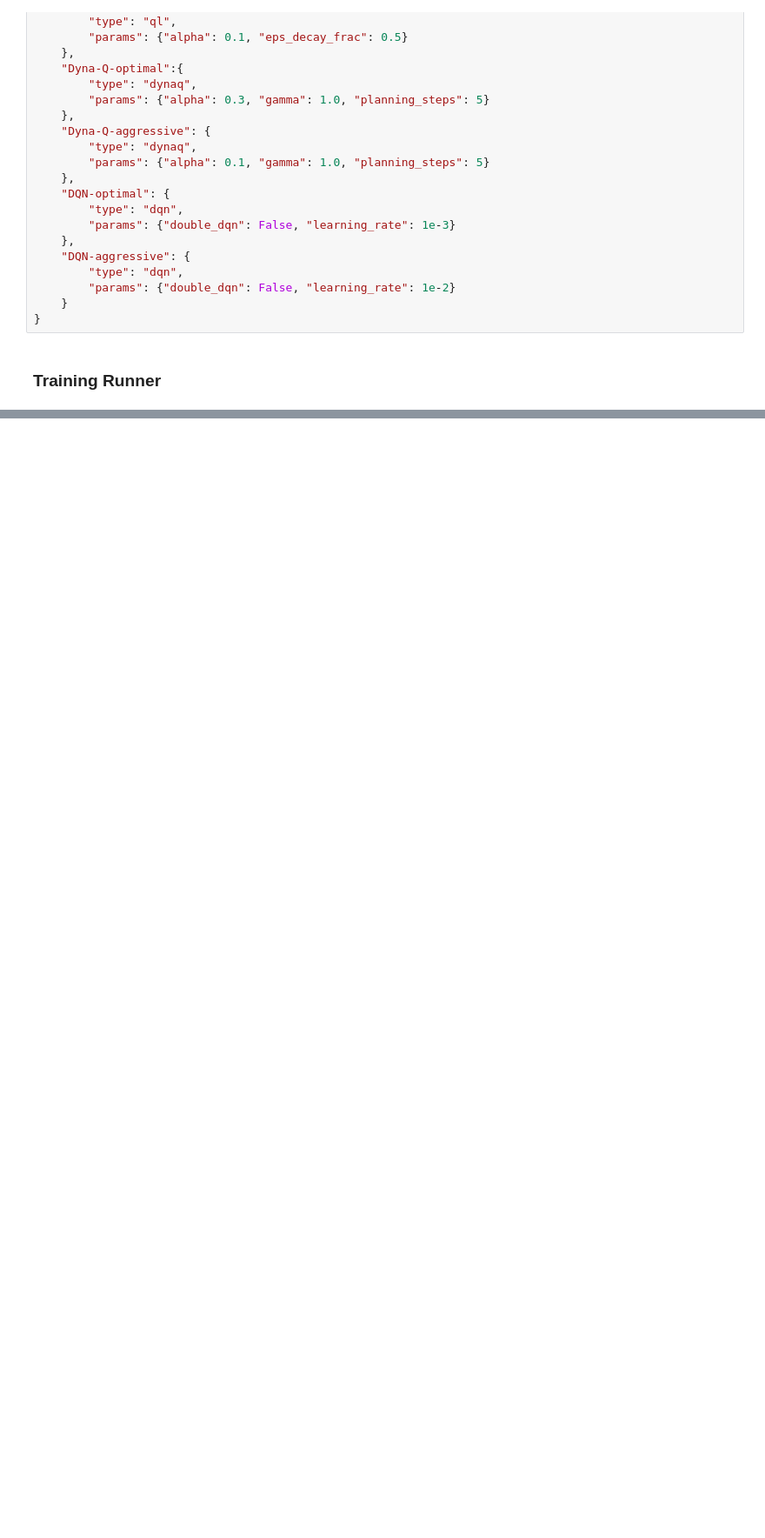
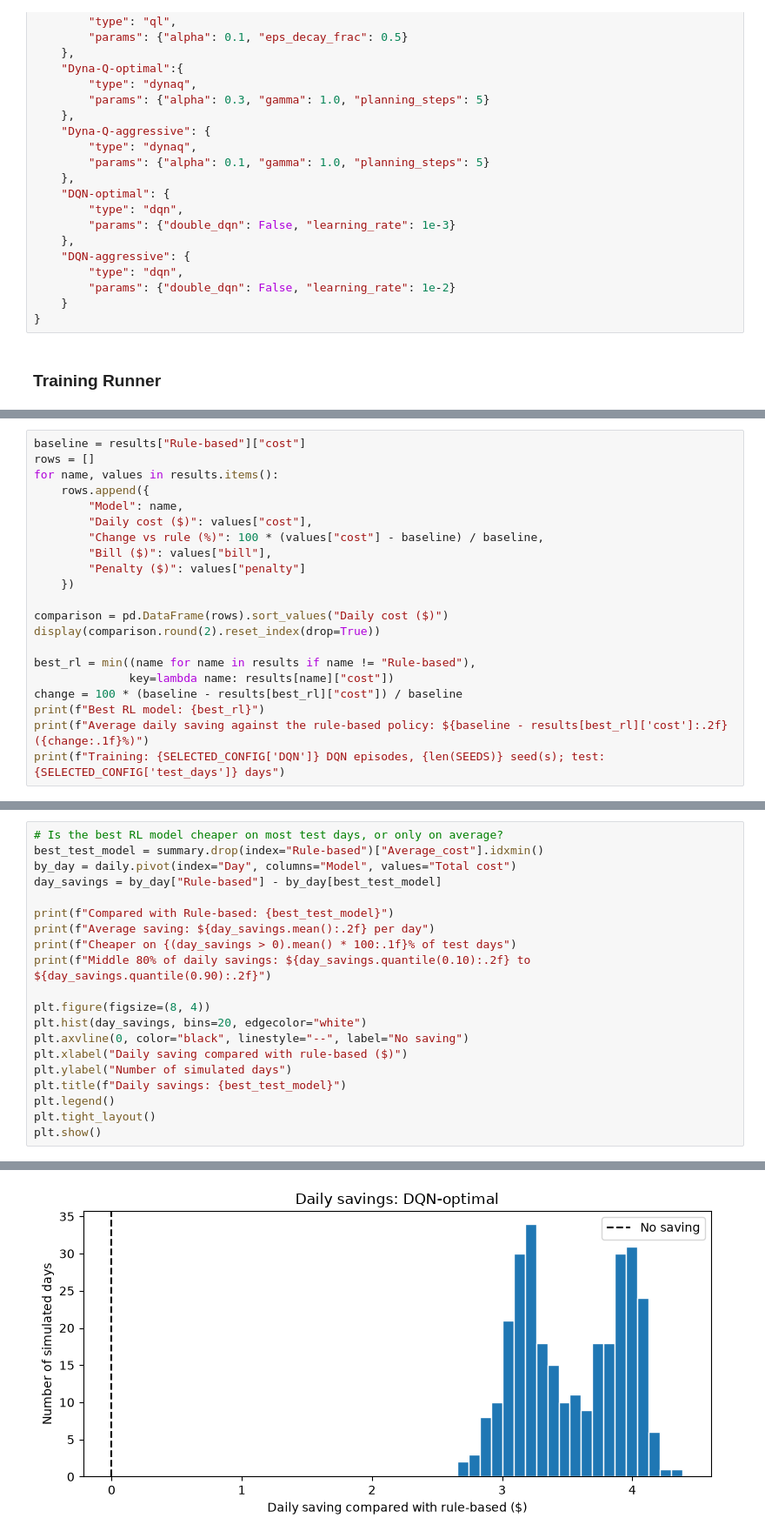
Before and after one commit to climerman/curtin-comp6008-g17-2026, a Jupyter notebook: solar_models_final.ipynb, the cells around one changed output, grey strips where cells are left out. Shown at 87% size. Drawn from its saved outputs; the diff is of its cells as text; blank space fills up the shorter version.

```diff
--- a/solar_models_final.ipynb
+++ b/solar_models_final.ipynb
@@ -983,0 +997,21 @@ plt.show()
+# %%
+baseline = results["Rule-based"]["cost"]
+rows = []
+for name, values in results.items():
+    rows.append({
+        "Model": name,
+        "Daily cost ($)": values["cost"],
+        "Change vs rule (%)": 100 * (values["cost"] - baseline) / baseline,
+        "Bill ($)": values["bill"],
+        "Penalty ($)": values["penalty"]
+    })
+
+comparison = pd.DataFrame(rows).sort_values("Daily cost ($)")
+display(comparison.round(2).reset_index(drop=True))
+
+best_rl = min((name for name in results if name != "Rule-based"),
+              key=lambda name: results[name]["cost"])
+change = 100 * (baseline - results[best_rl]["cost"]) / baseline
+print(f"Best RL model: {best_rl}")
+print(f"Average daily saving against the rule-based policy: ${baseline - results[best_rl]['cost']:.2f} ({change:.1f}%)")
+print(f"Training: {SELECTED_CONFIG['DQN']} DQN episodes, {len(SEEDS)} seed(s); test: {SELECTED_CONFIG['test_days']} days")
@@ -983,0 +1110,21 @@ plt.show()
+# %%
+# Is the best RL model cheaper on most test days, or only on average?
+best_test_model = summary.drop(index="Rule-based")["Average_cost"].idxmin()
+by_day = daily.pivot(index="Day", columns="Model", values="Total cost")
+day_savings = by_day["Rule-based"] - by_day[best_test_model]
+
+print(f"Compared with Rule-based: {best_test_model}")
+print(f"Average saving: ${day_savings.mean():.2f} per day")
+print(f"Cheaper on {(day_savings > 0).mean() * 100:.1f}% of test days")
+print(f"Middle 80% of daily savings: ${day_savings.quantile(0.10):.2f} to ${day_savings.quantile(0.90):.2f}")
+
+plt.figure(figsize=(8, 4))
+plt.hist(day_savings, bins=20, edgecolor="white")
+plt.axvline(0, color="black", linestyle="--", label="No saving")
+plt.xlabel("Daily saving compared with rule-based ($)")
+plt.ylabel("Number of simulated days")
+plt.title(f"Daily savings: {best_test_model}")
+plt.legend()
+plt.tight_layout()
+plt.show()
+# %% [output]
@@ -983,0 +1135 @@ plt.show()
+[figure, added]
```
Also changed, not shown: parts of 13 cells of this notebook.
